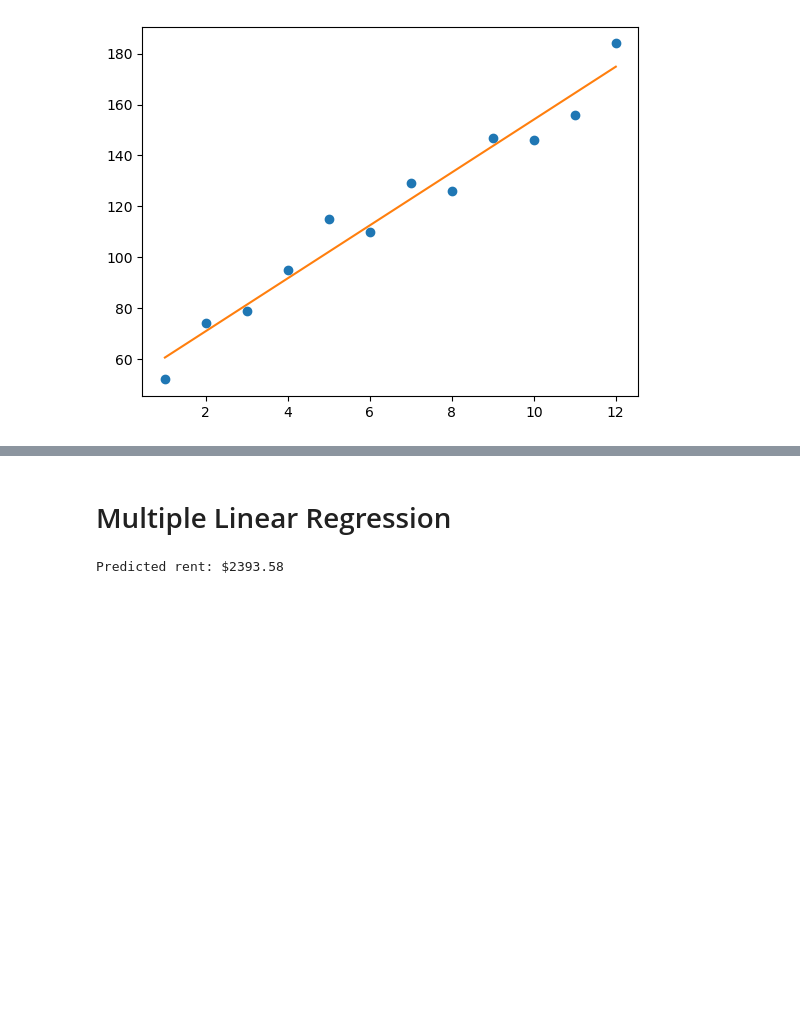
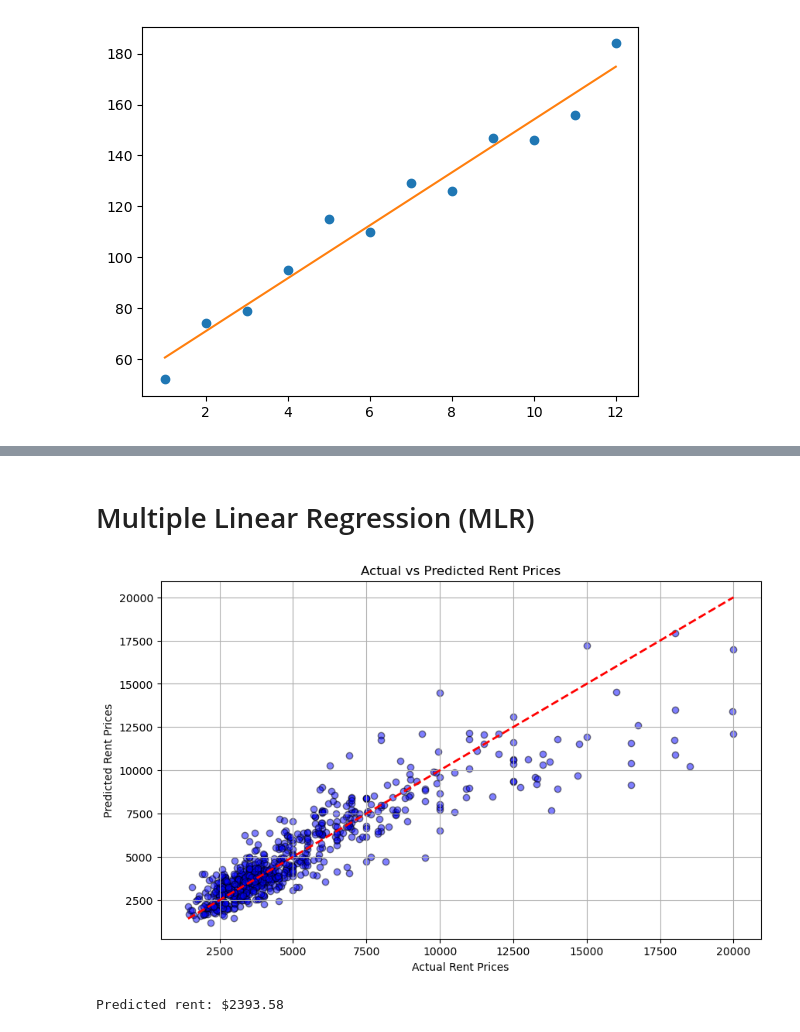
Before and after one commit to benson1231/DataScience, a Jupyter notebook: Python/MachineLearning/LinearRegression.ipynb, the cells around one changed output, grey strips where cells are left out. Saved outputs shown, nothing was run; the diff lists cells and outputs as text; code cells hidden in the pictures; blank space fills up the shorter version.

```diff
--- a/Python/MachineLearning/LinearRegression.ipynb
+++ b/Python/MachineLearning/LinearRegression.ipynb
@@ -96,23 +140,48 @@ print(sgd.score(X, y))
 # %% [markdown]
-# Multiple Linear Regression
+# Multiple Linear Regression (MLR)
 # %%
 import matplotlib.pyplot as plt
 import pandas as pd
 from sklearn.model_selection import train_test_split
 from sklearn.linear_model import LinearRegression
 
+# 1. 載入數據集
 streeteasy = pd.read_csv("https://raw.githubusercontent.com/Codecademy/datasets/master/streeteasy/manhattan.csv")
 
+# 2. 將數據轉換為 DataFrame 以方便操作
 df = pd.DataFrame(streeteasy)
 
-x = df[['bedrooms', 'bathrooms', 'size_sqft', 'min_to_subway', 'floor', 'building_age_yrs', 'no_fee', 'has_roofdeck', 'has_washer_dryer', 'has_doorman', 'has_elevator', 'has_dishwasher', 'has_patio', 'has_gym']]
-
+# 3. 定義預測變數（X）和目標變數（y）
+x = df[['bedrooms', 'bathrooms', 'size_sqft', 'min_to_subway', 'floor', 'building_age_yrs',
+         'no_fee', 'has_roofdeck', 'has_washer_dryer', 'has_doorman',
+         'has_elevator', 'has_dishwasher', 'has_patio', 'has_gym']]
 y = df[['rent']]
 
-x_train, x_test, y_train, y_test = train_test_split(x, y, train_size = 0.8, test_size = 0.2, random_state=6)
+# 4. 將數據分為訓練集和測試集
+x_train, x_test, y_train, y_test = train_test_split(x, y, train_size=0.8, test_size=0.2, random_state=6)
 
+# 5. 初始化線性迴歸模型
 mlr = LinearRegression()
+
+# 6. 使用訓練集訓練模型
 mlr.fit(x_train, y_train)
 
+# 7. 使用訓練好的模型預測測試集的租金價格
 y_predict = mlr.predict(x_test)
+
+# 8. 繪製散點圖比較實際值與預測值
+plt.figure(figsize=(10, 6))
+plt.scatter(y_test, y_predict, alpha=0.5, color='blue', edgecolor='k')
+plt.plot([y_test.min(), y_test.max()], [y_test.min(), y_test.max()], color='red', linestyle='--', linewidth=2)
+
+# 添加標籤與標題
+plt.title("Actual vs Predicted Rent Prices")
+plt.xlabel("Actual Rent Prices")
+plt.ylabel("Predicted Rent Prices")
+plt.grid(True)
+
+# 顯示圖表
+plt.show()
+# %% [output]
+[figure, added]
 # %%
```
Also changed, not shown: parts of 10 cells of this notebook, 1 other file.
